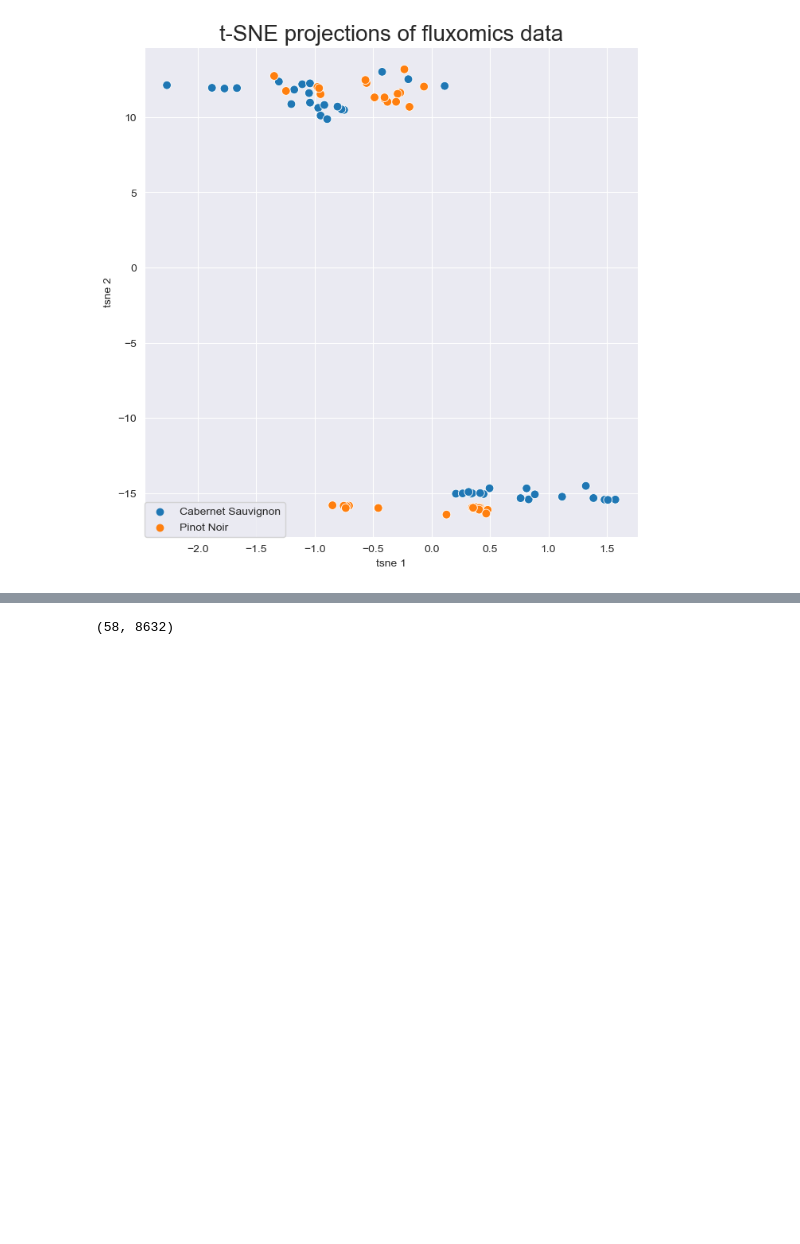
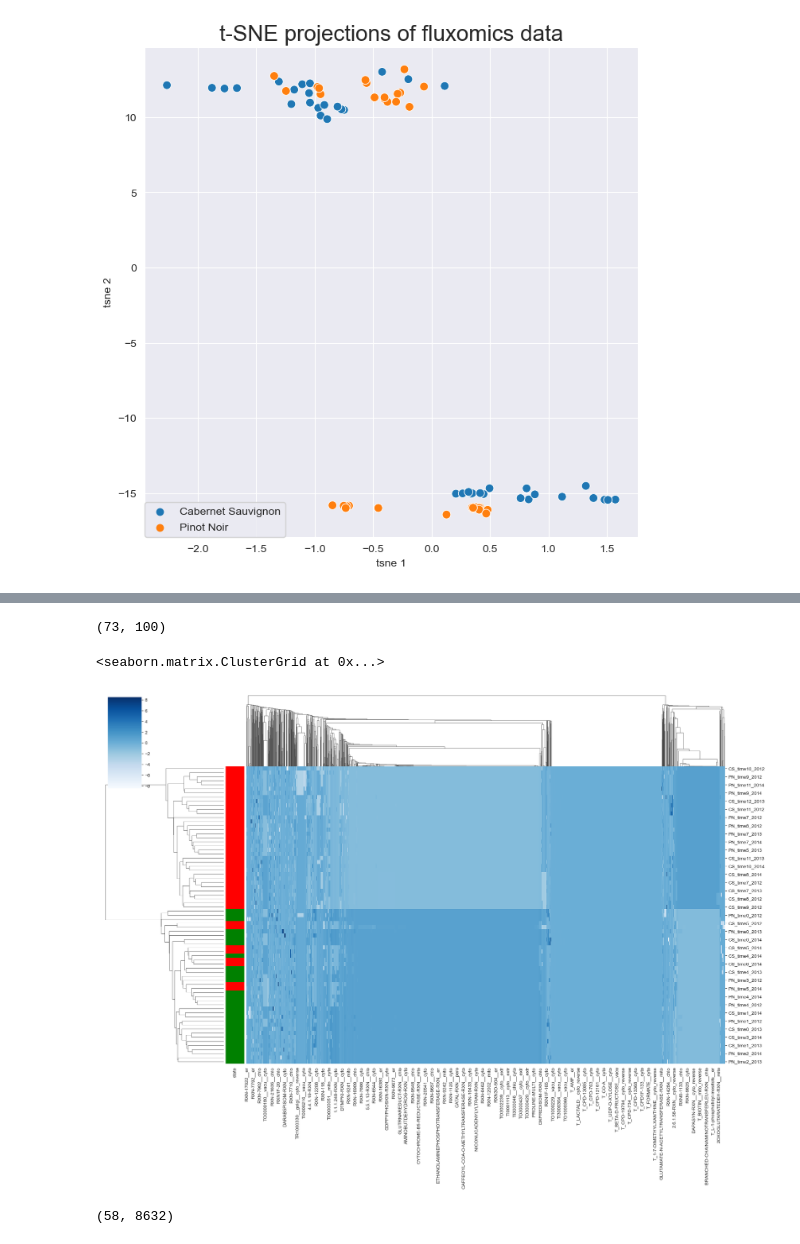
Before and after one commit to martaS95/MM_ML, a Jupyter notebook: src/fluxomics.ipynb, the cells around one changed output, grey strips where cells are left out. Drawn from its saved outputs; the diff is of its cells as text; code cells hidden in the pictures; blank space fills up the shorter version.

```diff
--- a/src/fluxomics.ipynb
+++ b/src/fluxomics.ipynb
@@ -244,3 +246,7 @@ df_tsne['factor'] = y_cv
 plot_tsne(data=df_tsne, name_fig='tsne_fluxes_cv_fc', title='t-SNE projections of fluxomics data')
 # %% [output]
 [figure]
+# %%
+lut = {'green': 'g', 'mature': 'r'}
+row_colors = y_state.map(lut)
+row_colors
@@ -247,3 +267,22 @@ plot_tsne(data=df_tsne, name_fig='tsne_fluxes_cv_fc', title='t-SNE projections o
+# %%
+kb2 = SelectKBest(f_classif, k=100)
+
+kb2_fit = kb2.fit(df_data_scaled, y_state)
+
+train_filtered2 = kb2_fit.transform(df_data_scaled)
+# test_filtered2 = kb2_fit.transform(X_test_filtered)
+
+cols_inds = kb2_fit.get_support(indices=True)
+
+df_data_scaled2 = pd.DataFrame(train_filtered2, columns=df_data_scaled.columns[cols_inds], index=df_data_scaled.index)
+df_data_scaled2.shape
+# %% [output]
+(73, 100)
+# %%
+sns.clustermap(df_data_scaled, row_colors=row_colors, cmap='Blues', figsize=(20, 15))
+# %% [output]
+<seaborn.matrix.ClusterGrid at 0x...>
+[figure, added]
 # %%
 Xtrain_RNAseq = pd.read_csv(os.path.join('C:/Users/BiSBII/Documents/MM_ML/data', 'DIABLO_INPUT', 'XTRAIN_RNASEQ_MODEL_500_GENES_NOREPS.csv'), index_col=0)
 # %%
```
Also changed, not shown: parts of 5 cells of this notebook, 5 other files.
